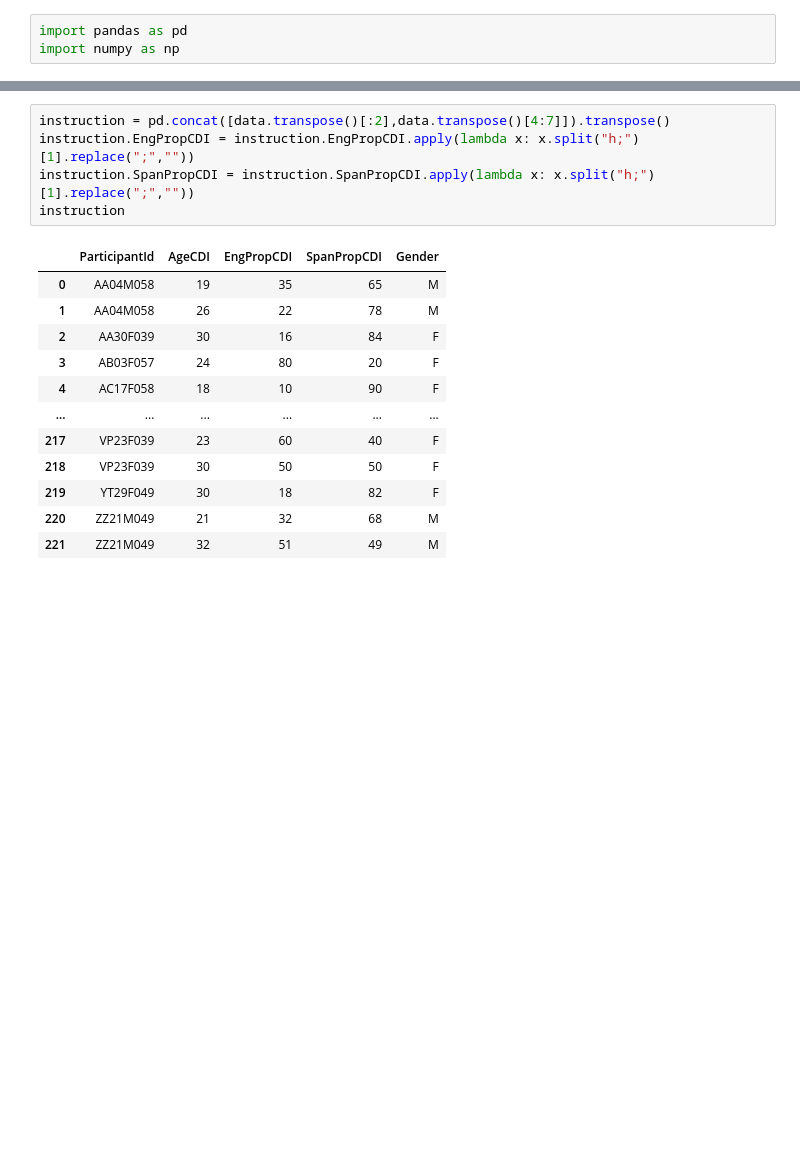
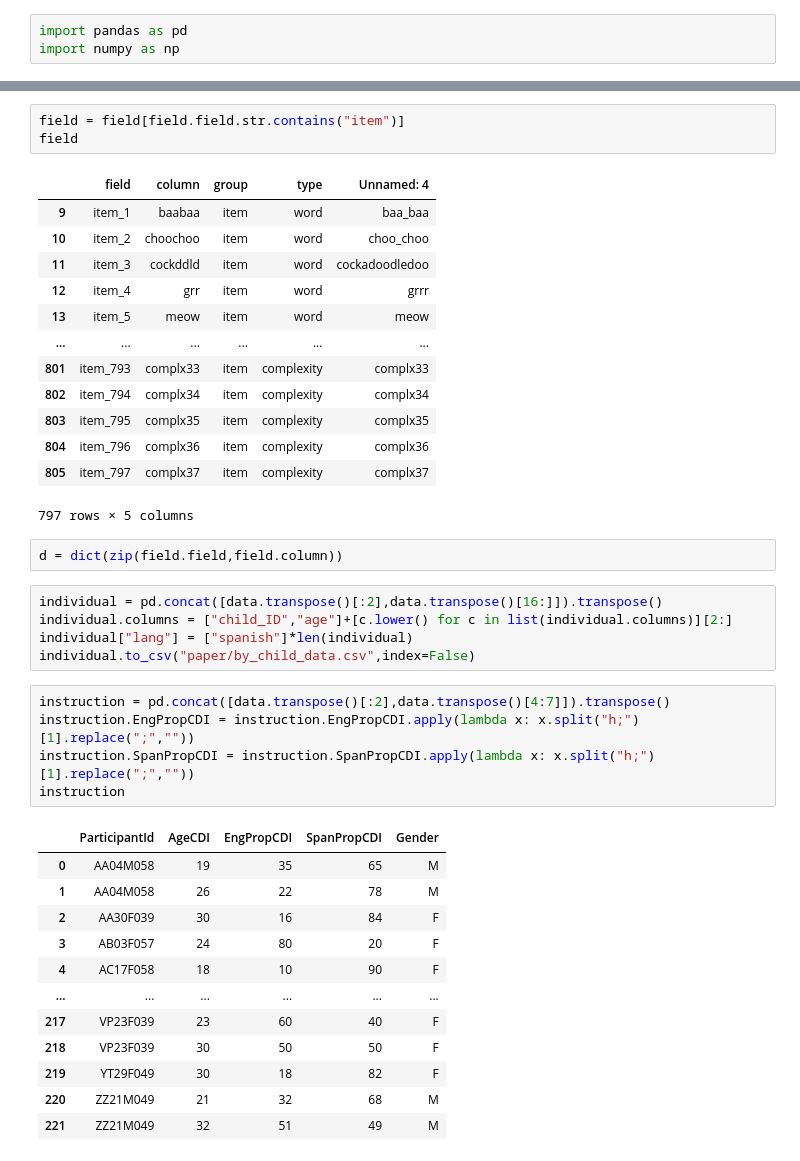
Before and after one commit to ningkko/Bilingualism_ChildASR, a Jupyter notebook: biling_data/Spanish_Marchman/to_item_data_format_spanish.ipynb, the cells around one changed output, grey strips where cells are left out. Drawn from its saved outputs; the diff is of its cells as text; blank space fills up the shorter version.

```diff
--- a/biling_data/Spanish_Marchman/to_item_data_format_spanish.ipynb
+++ b/biling_data/Spanish_Marchman/to_item_data_format_spanish.ipynb
@@ -19,6 +20,30 @@ instruction
 | 804 | item_796 | complx36 | item | complexity | complx36 |
 | 805 | item_797 | complx37 | item | complexity | complx37 |
 806 rows × 5 columns
+# %%
+field = field[field.field.str.contains("item")]
+field
+# %% [output]
+|  | field | column | group | type | Unnamed: 4 |
+| 9 | item_1 | baabaa | item | word | baa_baa |
+| 10 | item_2 | choochoo | item | word | choo_choo |
+| 11 | item_3 | cockddld | item | word | cockadoodledoo |
+| 12 | item_4 | grr | item | word | grrr |
+| 13 | item_5 | meow | item | word | meow |
+| ... | ... | ... | ... | ... | ... |
+| 801 | item_793 | complx33 | item | complexity | complx33 |
+| 802 | item_794 | complx34 | item | complexity | complx34 |
+| 803 | item_795 | complx35 | item | complexity | complx35 |
+| 804 | item_796 | complx36 | item | complexity | complx36 |
+| 805 | item_797 | complx37 | item | complexity | complx37 |
+797 rows × 5 columns
+# %%
+d = dict(zip(field.field,field.column))
+# %%
+individual = pd.concat([data.transpose()[:2],data.transpose()[16:]]).transpose()
+individual.columns = ["child_ID","age"]+[c.lower() for c in list(individual.columns)][2:]
+individual["lang"] = ["spanish"]*len(individual)
+individual.to_csv("paper/by_child_data.csv",index=False)
 # %%
 instruction = pd.concat([data.transpose()[:2],data.transpose()[4:7]]).transpose()
 instruction.EngPropCDI = instruction.EngPropCDI.apply(lambda x: x.split("h;")[1].replace(";",""))
```
Also changed, not shown: parts of 1 cell of this notebook, 15 other files.
